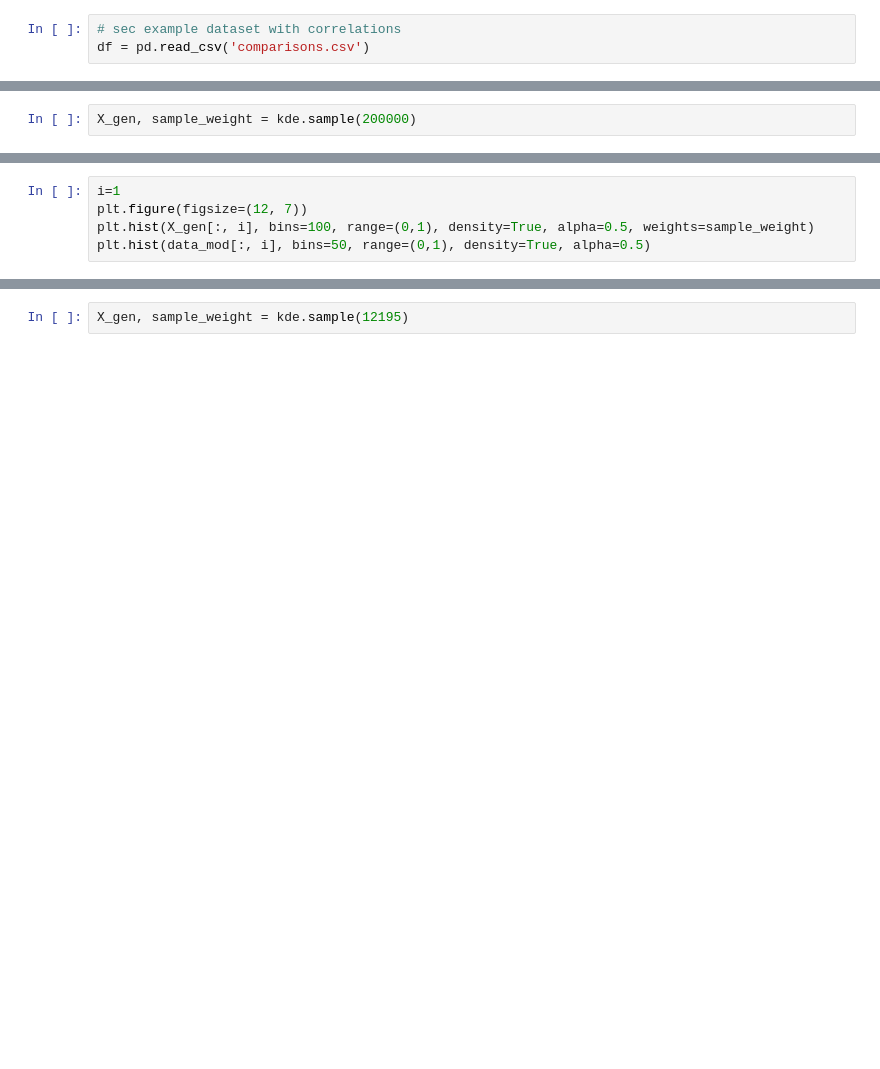
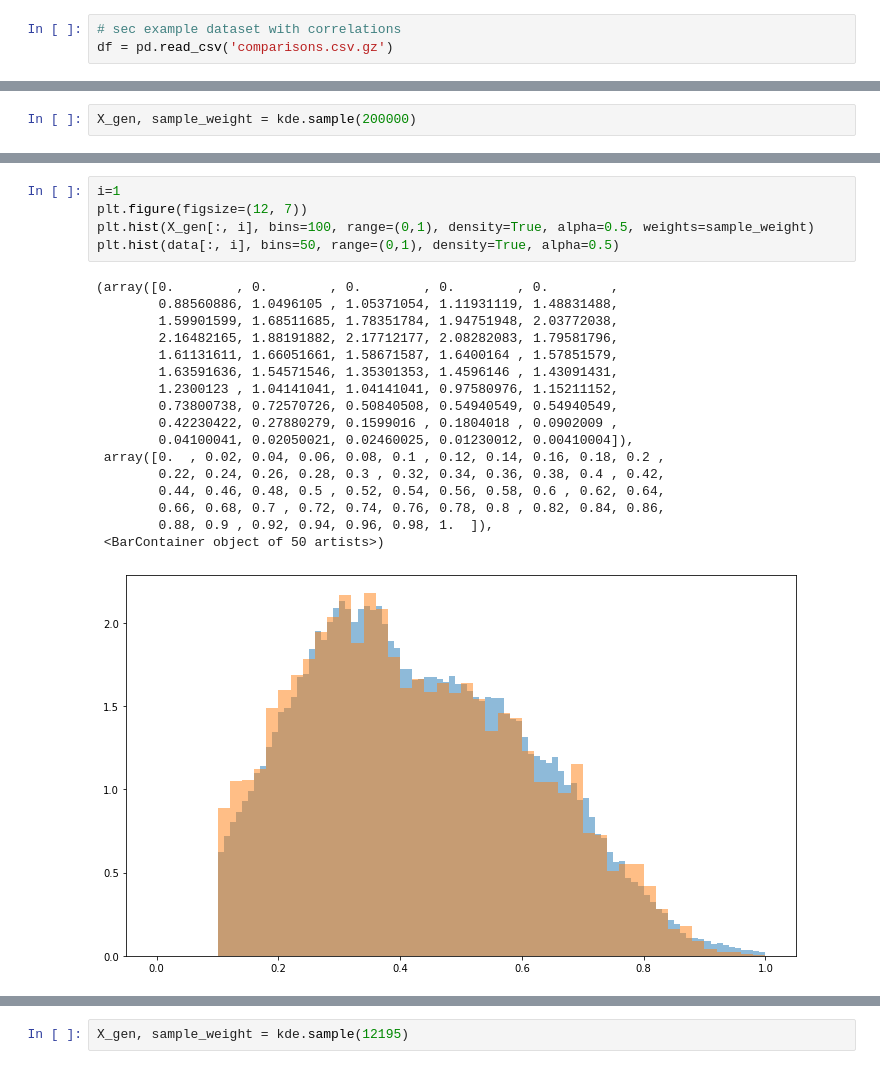
Before and after one commit to mbaak/synthsonic, a Jupyter notebook: notebooks/001-mb-kdecopulannpdf-examples/kdecopulannpdf_example.ipynb, the cells around one changed output, grey strips where cells are left out. Cells and saved outputs as stored; diff of their text form; blank space fills up the shorter version.

```diff
--- a/notebooks/001-mb-kdecopulannpdf-examples/kdecopulannpdf_example.ipynb
+++ b/notebooks/001-mb-kdecopulannpdf-examples/kdecopulannpdf_example.ipynb
@@ -10,7 +11,7 @@ from kde_copula_nn_pdf import KDECopulaNNPdf
 %matplotlib inline
 # %%
 # sec example dataset with correlations
-df = pd.read_csv('comparisons.csv')
+df = pd.read_csv('comparisons.csv.gz')
 # %%
 pf = df.query("norm_cossimw >=0.1 and norm_cossimn>=0.1")
 data = pf[['norm_cossimw', 'norm_cossimn', 'norm_jaro', 'norm_ed']][pf.diff_category=='unknown'].values.copy()
@@ -66,8 +191,26 @@ plt.hist(sample_weight, bins=50, log=True)
 # %%
 i=1
 plt.figure(figsize=(12, 7))
 plt.hist(X_gen[:, i], bins=100, range=(0,1), density=True, alpha=0.5, weights=sample_weight)
-plt.hist(data_mod[:, i], bins=50, range=(0,1), density=True, alpha=0.5)
+plt.hist(data[:, i], bins=50, range=(0,1), density=True, alpha=0.5)
+# %% [output]
+(array([0.        , 0.        , 0.        , 0.        , 0.        ,
+        0.88560886, 1.0496105 , 1.05371054, 1.11931119, 1.48831488,
+        1.59901599, 1.68511685, 1.78351784, 1.94751948, 2.03772038,
+        2.16482165, 1.88191882, 2.17712177, 2.08282083, 1.79581796,
+        1.61131611, 1.66051661, 1.58671587, 1.6400164 , 1.57851579,
+        1.63591636, 1.54571546, 1.35301353, 1.4596146 , 1.43091431,
+        1.2300123 , 1.04141041, 1.04141041, 0.97580976, 1.15211152,
+        0.73800738, 0.72570726, 0.50840508, 0.54940549, 0.54940549,
+        0.42230422, 0.27880279, 0.1599016 , 0.1804018 , 0.0902009 ,
+        0.04100041, 0.02050021, 0.02460025, 0.01230012, 0.00410004]),
+ array([0.  , 0.02, 0.04, 0.06, 0.08, 0.1 , 0.12, 0.14, 0.16, 0.18, 0.2 ,
+        0.22, 0.24, 0.26, 0.28, 0.3 , 0.32, 0.34, 0.36, 0.38, 0.4 , 0.42,
+        0.44, 0.46, 0.48, 0.5 , 0.52, 0.54, 0.56, 0.58, 0.6 , 0.62, 0.64,
+        0.66, 0.68, 0.7 , 0.72, 0.74, 0.76, 0.78, 0.8 , 0.82, 0.84, 0.86,
+        0.88, 0.9 , 0.92, 0.94, 0.96, 0.98, 1.  ]),
+ <BarContainer object of 50 artists>)
+[figure, added]
 # %%
 i=3
 plt.figure(figsize=(12, 7))
```
Also changed, not shown: parts of 20 cells of this notebook.
